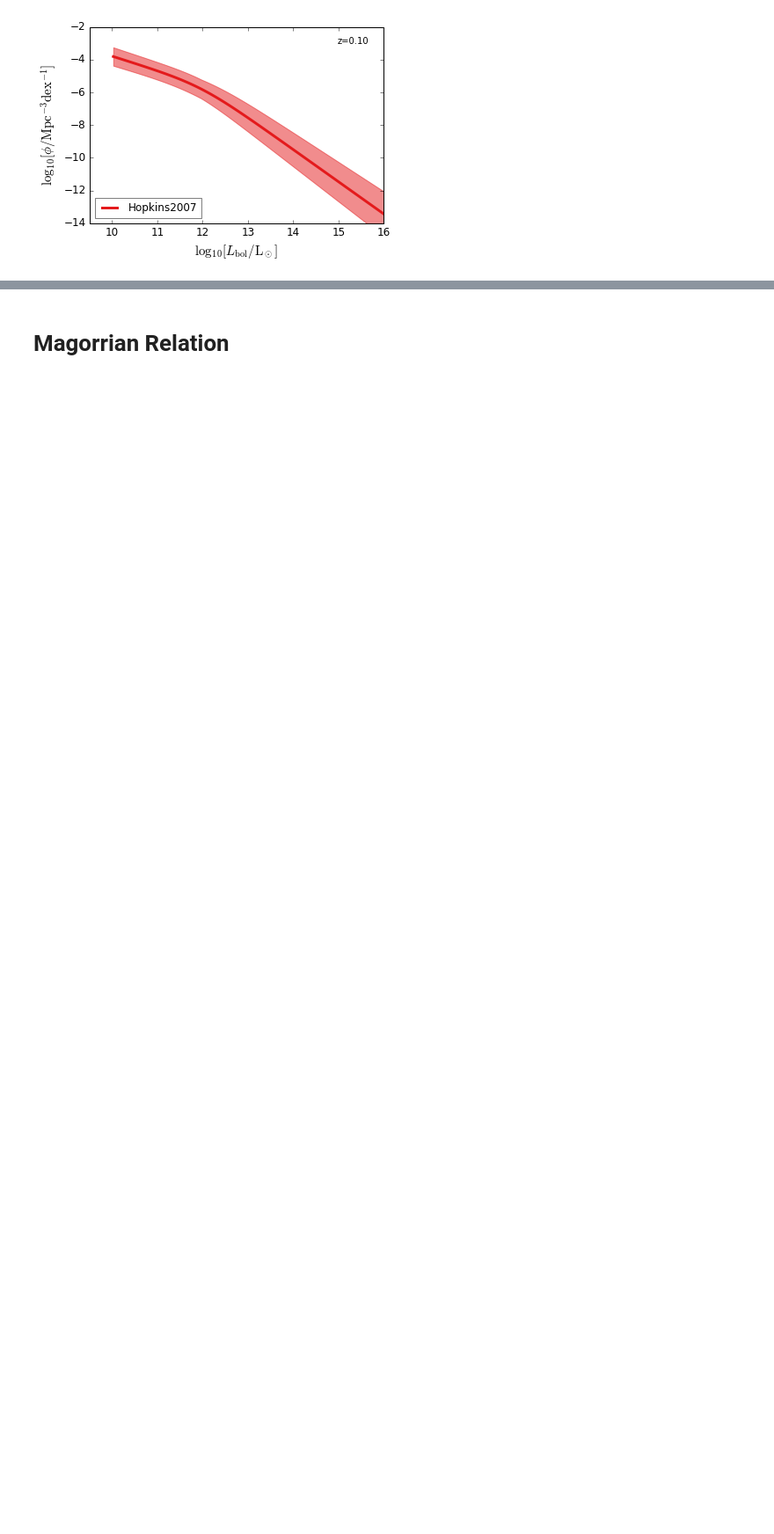
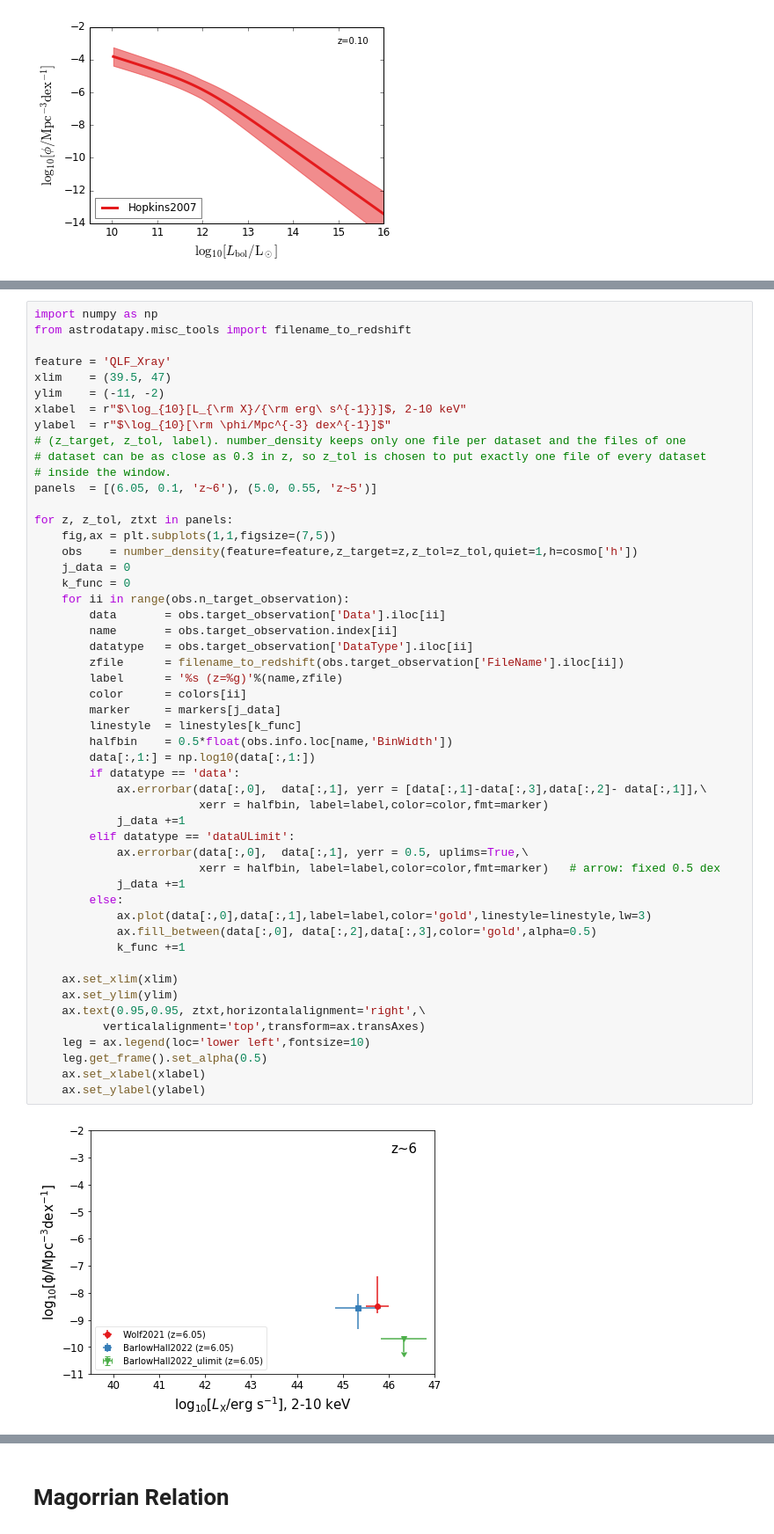
Before and after one commit to qyx268/astrodatapy, a Jupyter notebook: astrodatapy/utils/plots.ipynb, the cells around one changed output, grey strips where cells are left out. Shown at 88% size. Saved outputs shown, nothing was run; the diff lists cells and outputs as text; blank space fills up the shorter version.

```diff
--- a/astrodatapy/utils/plots.ipynb
+++ b/astrodatapy/utils/plots.ipynb
@@ -671,0 +676,53 @@ for z in zs:
+# %%
+import numpy as np
+from astrodatapy.misc_tools import filename_to_redshift
+
+feature = 'QLF_Xray'
+xlim    = (39.5, 47)
+ylim    = (-11, -2)
+xlabel  = r"$\log_{10}[L_{\rm X}/{\rm erg\ s^{-1}}]$, 2-10 keV"
+ylabel  = r"$\log_{10}[\rm \phi/Mpc^{-3} dex^{-1}]$"
+# (z_target, z_tol, label). number_density keeps only one file per dataset and the files of one
+# dataset can be as close as 0.3 in z, so z_tol is chosen to put exactly one file of every dataset
+# inside the window.
+panels  = [(6.05, 0.1, 'z~6'), (5.0, 0.55, 'z~5')]
+
+for z, z_tol, ztxt in panels:
+    fig,ax = plt.subplots(1,1,figsize=(7,5))
+    obs    = number_density(feature=feature,z_target=z,z_tol=z_tol,quiet=1,h=cosmo['h'])
+    j_data = 0
+    k_func = 0
+    for ii in range(obs.n_target_observation):
+        data       = obs.target_observation['Data'].iloc[ii]
+        name       = obs.target_observation.index[ii]
+        datatype   = obs.target_observation['DataType'].iloc[ii]
+        zfile      = filename_to_redshift(obs.target_observation['FileName'].iloc[ii])
+        label      = '%s (z=%g)'%(name,zfile)
+        color      = colors[ii]
+        marker     = markers[j_data]
+        linestyle  = linestyles[k_func]
+        halfbin    = 0.5*float(obs.info.loc[name,'BinWidth'])
+        data[:,1:] = np.log10(data[:,1:])
+        if datatype == 'data':
+            ax.errorbar(data[:,0],  data[:,1], yerr = [data[:,1]-data[:,3],data[:,2]- data[:,1]],\
+                        xerr = halfbin, label=label,color=color,fmt=marker)
+            j_data +=1
+        elif datatype == 'dataULimit':
+            ax.errorbar(data[:,0],  data[:,1], yerr = 0.5, uplims=True,\
+                        xerr = halfbin, label=label,color=color,fmt=marker)   # arrow: fixed 0.5 dex
+            j_data +=1
+        else:
+            ax.plot(data[:,0],data[:,1],label=label,color='gold',linestyle=linestyle,lw=3)
+            ax.fill_between(data[:,0], data[:,2],data[:,3],color='gold',alpha=0.5)
+            k_func +=1
+
+    ax.set_xlim(xlim)
+    ax.set_ylim(ylim)
+    ax.text(0.95,0.95, ztxt,horizontalalignment='right',\
+          verticalalignment='top',transform=ax.transAxes)
+    leg = ax.legend(loc='lower left',fontsize=10)
+    leg.get_frame().set_alpha(0.5)
+    ax.set_xlabel(xlabel)
+    ax.set_ylabel(ylabel)
+# %% [output]
+[figure, added]
```
Also changed, not shown: parts of 5 cells of this notebook.
